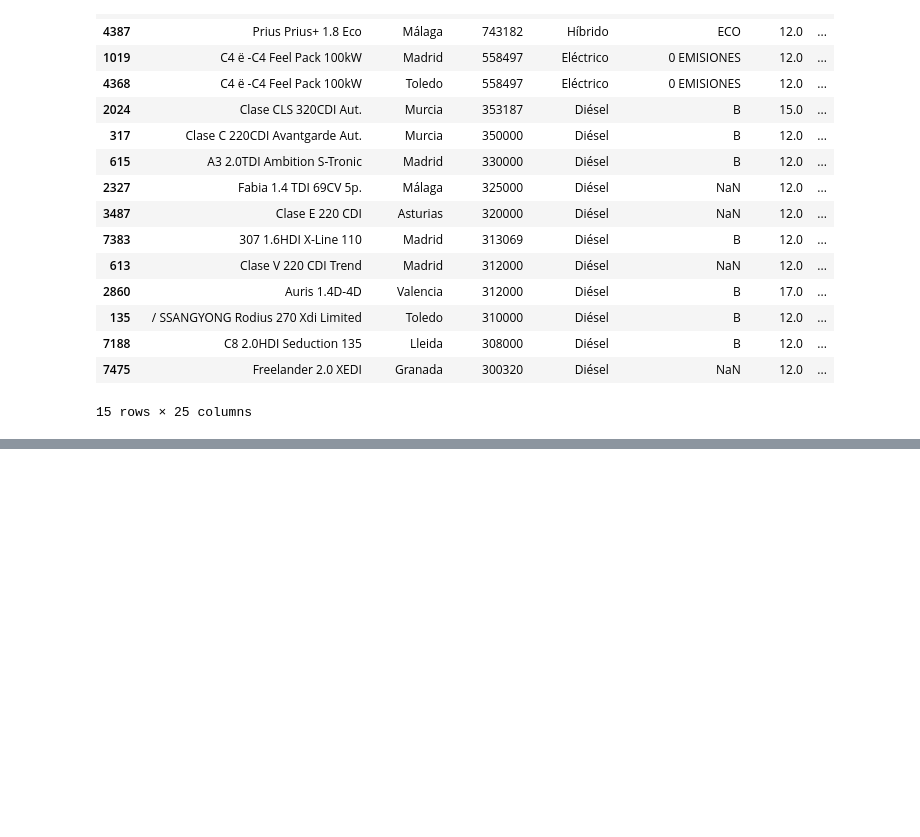
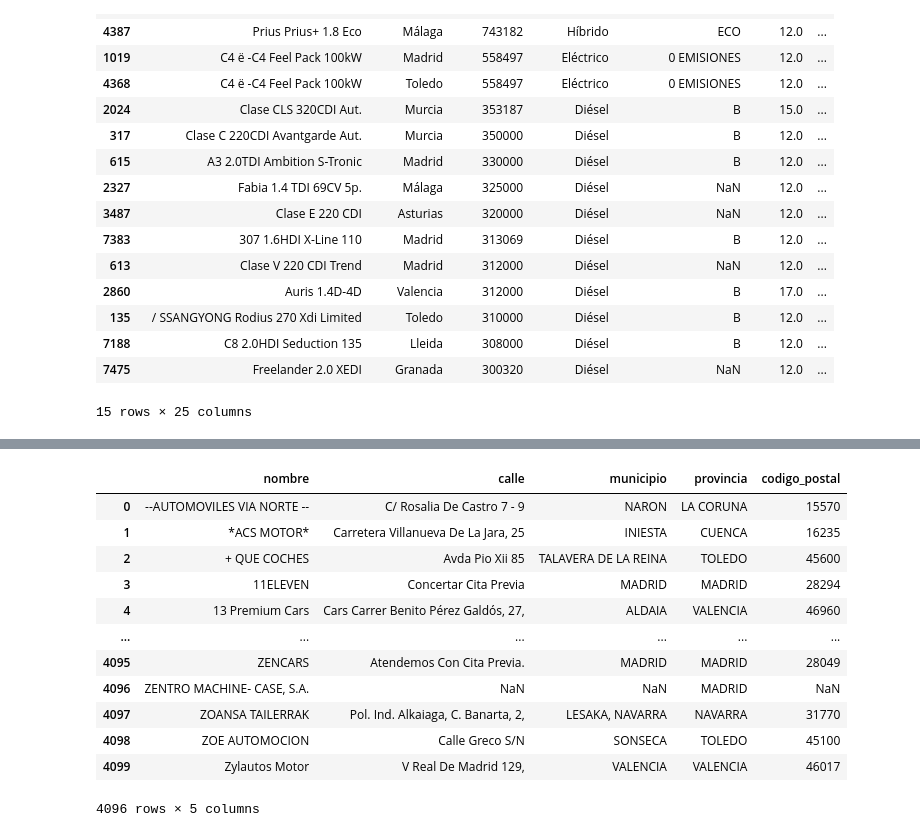
Before and after one commit to Bross-IT/PFB_coches, a Jupyter notebook: temp/limpieza_coches_segunda_mano_no_graph.ipynb, the cells around one changed output, grey strips where cells are left out. Saved outputs shown, nothing was run; the diff lists cells and outputs as text; code cells hidden in the pictures; blank space fills up the shorter version.

```diff
--- a/temp/limpieza_coches_segunda_mano_no_graph.ipynb
+++ b/temp/limpieza_coches_segunda_mano_no_graph.ipynb
@@ -622,0 +658,34 @@ df[df['kilometraje'] > 300000].sort_values('kilometraje', ascending=False)
+# %%
+df_conces['municipio'] = df_conces['municipio'].str.replace('Á', 'A', regex=True) \
+                                               .str.replace('É', 'E', regex=True) \
+                                               .str.replace('Í', 'I', regex=True) \
+                                               .str.replace('Ó', 'O', regex=True) \
+                                               .str.replace('Ú', 'U', regex=True) \
+                                               .str.replace('Ñ', 'N', regex=True) \
+                                               .str.replace('À', 'A', regex=True) \
+                                               .str.upper()
+
+df_conces['provincia'] = df_conces['provincia'].str.replace('Á', 'A', regex=True) \
+                                               .str.replace('É', 'E', regex=True) \
+                                               .str.replace('Í', 'I', regex=True) \
+                                               .str.replace('Ó', 'O', regex=True) \
+                                               .str.replace('Ú', 'U', regex=True) \
+                                               .str.replace('Ñ', 'N', regex=True) \
+                                               .str.replace('À', 'A', regex=True) \
+                                               .str.upper()
+
+df_conces
+# %% [output]
+|  | nombre | calle | municipio | provincia | codigo_postal |
+| 0 | --AUTOMOVILES VIA NORTE -- | C/ Rosalia De Castro 7 - 9 | NARON | LA CORUNA | 15570 |
+| 1 | *ACS MOTOR* | Carretera Villanueva De La Jara, 25 | INIESTA | CUENCA | 16235 |
+| 2 | + QUE COCHES | Avda Pio Xii 85 | TALAVERA DE LA REINA | TOLEDO | 45600 |
+| 3 | 11ELEVEN | Concertar Cita Previa | MADRID | MADRID | 28294 |
+| 4 | 13 Premium Cars | Cars Carrer Benito Pérez Galdós, 27, | ALDAIA | VALENCIA | 46960 |
+| ... | ... | ... | ... | ... | ... |
+| 4095 | ZENCARS | Atendemos Con Cita Previa. | MADRID | MADRID | 28049 |
+| 4096 | ZENTRO MACHINE- CASE, S.A. | NaN | NaN | MADRID | NaN |
+| 4097 | ZOANSA TAILERRAK | Pol. Ind. Alkaiaga, C. Banarta, 2, | LESAKA, NAVARRA | NAVARRA | 31770 |
+| 4098 | ZOE AUTOMOCION | Calle Greco S/N | SONSECA | TOLEDO | 45100 |
+| 4099 | Zylautos Motor | V Real De Madrid 129, | VALENCIA | VALENCIA | 46017 |
+4096 rows × 5 columns
```
Also changed, not shown: parts of 23 cells of this notebook, 10 other files.
